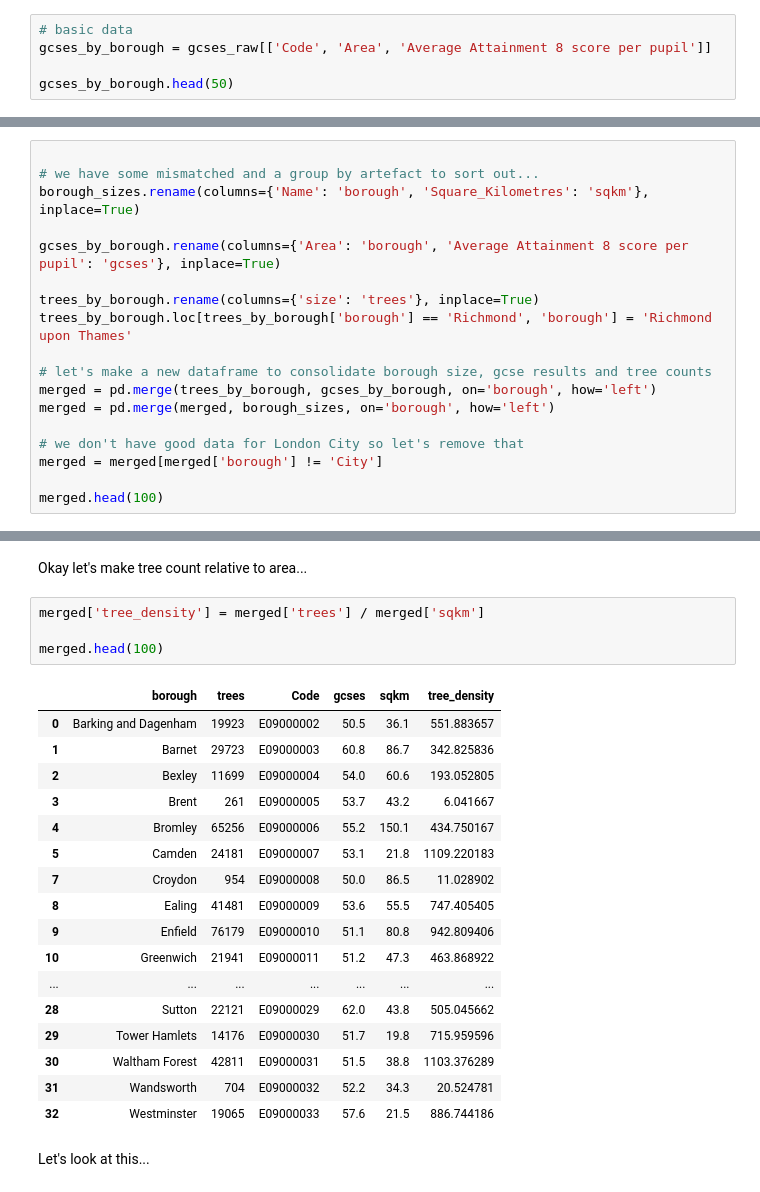
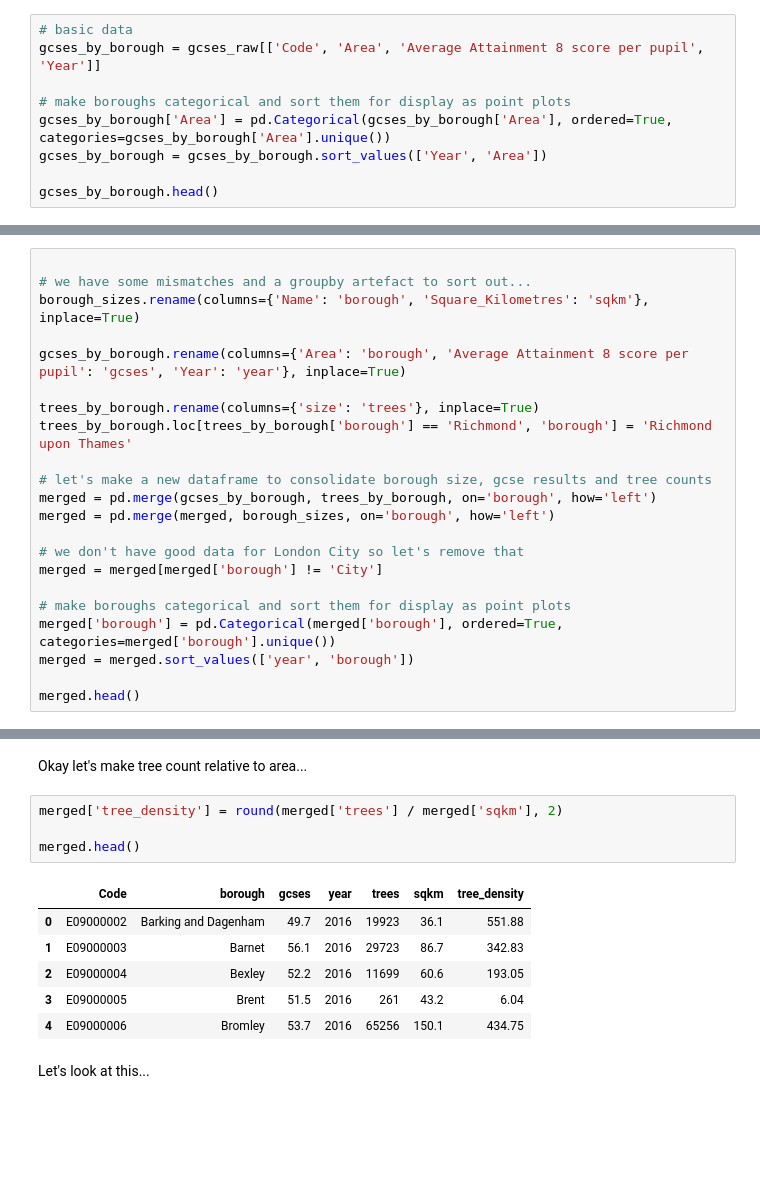
Before and after one commit to nicc/lis-stats-2, a Jupyter notebook: london_gcs_trees.ipynb, the cells around one changed output, grey strips where cells are left out. Cells and saved outputs as stored; diff of their text form; blank space fills up the shorter version.

```diff
--- a/london_gcs_trees.ipynb
+++ b/london_gcs_trees.ipynb
@@ -101,6 +134,10 @@ gcses_raw.head(5)
 # %%
 # basic data
-gcses_by_borough = gcses_raw[['Code', 'Area', 'Average Attainment 8 score per pupil']]
+gcses_by_borough = gcses_raw[['Code', 'Area', 'Average Attainment 8 score per pupil', 'Year']]
 
-gcses_by_borough.head(50)
+# make boroughs categorical and sort them for display as point plots
+gcses_by_borough['Area'] = pd.Categorical(gcses_by_borough['Area'], ordered=True, categories=gcses_by_borough['Area'].unique())
+gcses_by_borough = gcses_by_borough.sort_values(['Year', 'Area'])
+
+gcses_by_borough.head()
 # %% [output]
@@ -250,20 +259,24 @@ plt.show()
 We need a common reference to connect the data sets. Since the data are from the same source, we are fortunate to be able to rely on borough name (mostly). We do have a little cleaning to do though.
 # %%
 
-# we have some mismatched and a group by artefact to sort out...
+# we have some mismatches and a groupby artefact to sort out...
 borough_sizes.rename(columns={'Name': 'borough', 'Square_Kilometres': 'sqkm'}, inplace=True)
 
-gcses_by_borough.rename(columns={'Area': 'borough', 'Average Attainment 8 score per pupil': 'gcses'}, inplace=True)
+gcses_by_borough.rename(columns={'Area': 'borough', 'Average Attainment 8 score per pupil': 'gcses', 'Year': 'year'}, inplace=True)
 
 trees_by_borough.rename(columns={'size': 'trees'}, inplace=True)
 trees_by_borough.loc[trees_by_borough['borough'] == 'Richmond', 'borough'] = 'Richmond upon Thames'
 
 # let's make a new dataframe to consolidate borough size, gcse results and tree counts
-merged = pd.merge(trees_by_borough, gcses_by_borough, on='borough', how='left')
+merged = pd.merge(gcses_by_borough, trees_by_borough, on='borough', how='left')
 merged = pd.merge(merged, borough_sizes, on='borough', how='left')
 
 # we don't have good data for London City so let's remove that
 merged = merged[merged['borough'] != 'City']
 
-merged.head(100)
+# make boroughs categorical and sort them for display as point plots
+merged['borough'] = pd.Categorical(merged['borough'], ordered=True, categories=merged['borough'].unique())
+merged = merged.sort_values(['year', 'borough'])
+
+merged.head()
 # %% [output]
@@ -287,27 +289,16 @@ merged.head(100)
 # %% [markdown]
 Okay let's make tree count relative to area...
 # %%
-merged['tree_density'] = merged['trees'] / merged['sqkm']
+merged['tree_density'] = round(merged['trees'] / merged['sqkm'], 2)
 
-merged.head(100)
+merged.head()
 # %% [output]
-|  | borough | trees | Code | gcses | sqkm | tree_density |
-| 0 | Barking and Dagenham | 19923 | E09000002 | 50.5 | 36.1 | 551.883657 |
-| 1 | Barnet | 29723 | E09000003 | 60.8 | 86.7 | 342.825836 |
-| 2 | Bexley | 11699 | E09000004 | 54.0 | 60.6 | 193.052805 |
-| 3 | Brent | 261 | E09000005 | 53.7 | 43.2 | 6.041667 |
-| 4 | Bromley | 65256 | E09000006 | 55.2 | 150.1 | 434.750167 |
-| 5 | Camden | 24181 | E09000007 | 53.1 | 21.8 | 1109.220183 |
-| 7 | Croydon | 954 | E09000008 | 50.0 | 86.5 | 11.028902 |
-| 8 | Ealing | 41481 | E09000009 | 53.6 | 55.5 | 747.405405 |
-| 9 | Enfield | 76179 | E09000010 | 51.1 | 80.8 | 942.809406 |
-| 10 | Greenwich | 21941 | E09000011 | 51.2 | 47.3 | 463.868922 |
-| ... | ... | ... | ... | ... | ... | ... |
-| 28 | Sutton | 22121 | E09000029 | 62.0 | 43.8 | 505.045662 |
-| 29 | Tower Hamlets | 14176 | E09000030 | 51.7 | 19.8 | 715.959596 |
-| 30 | Waltham Forest | 42811 | E09000031 | 51.5 | 38.8 | 1103.376289 |
-| 31 | Wandsworth | 704 | E09000032 | 52.2 | 34.3 | 20.524781 |
-| 32 | Westminster | 19065 | E09000033 | 57.6 | 21.5 | 886.744186 |
+|  | Code | borough | gcses | year | trees | sqkm | tree_density |
+| 0 | E09000002 | Barking and Dagenham | 49.7 | 2016 | 19923 | 36.1 | 551.88 |
+| 1 | E09000003 | Barnet | 56.1 | 2016 | 29723 | 86.7 | 342.83 |
+| 2 | E09000004 | Bexley | 52.2 | 2016 | 11699 | 60.6 | 193.05 |
+| 3 | E09000005 | Brent | 51.5 | 2016 | 261 | 43.2 | 6.04 |
+| 4 | E09000006 | Bromley | 53.7 | 2016 | 65256 | 150.1 | 434.75 |
 # %% [markdown]
 Let's look at this...
 # %%
```
Also changed, not shown: parts of 26 cells of this notebook, 18 other files.
